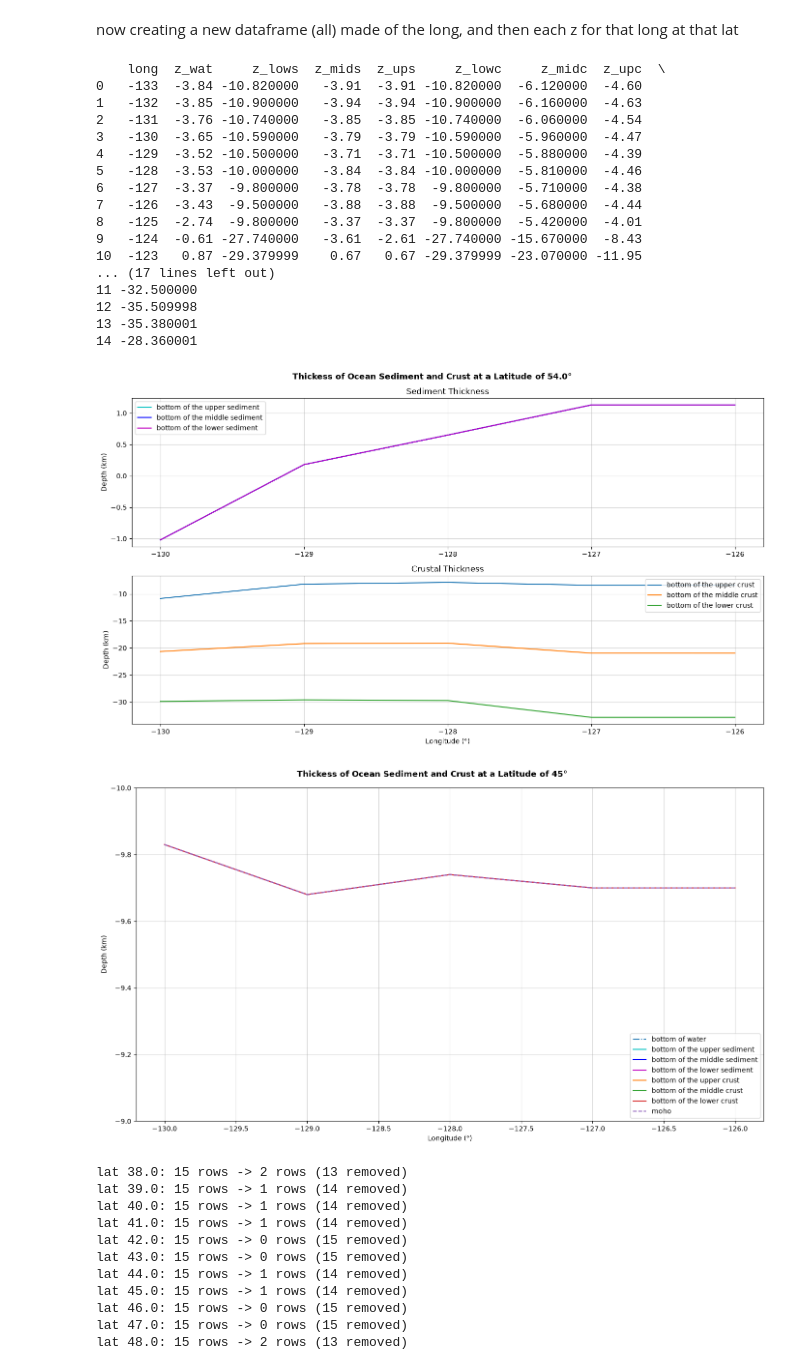
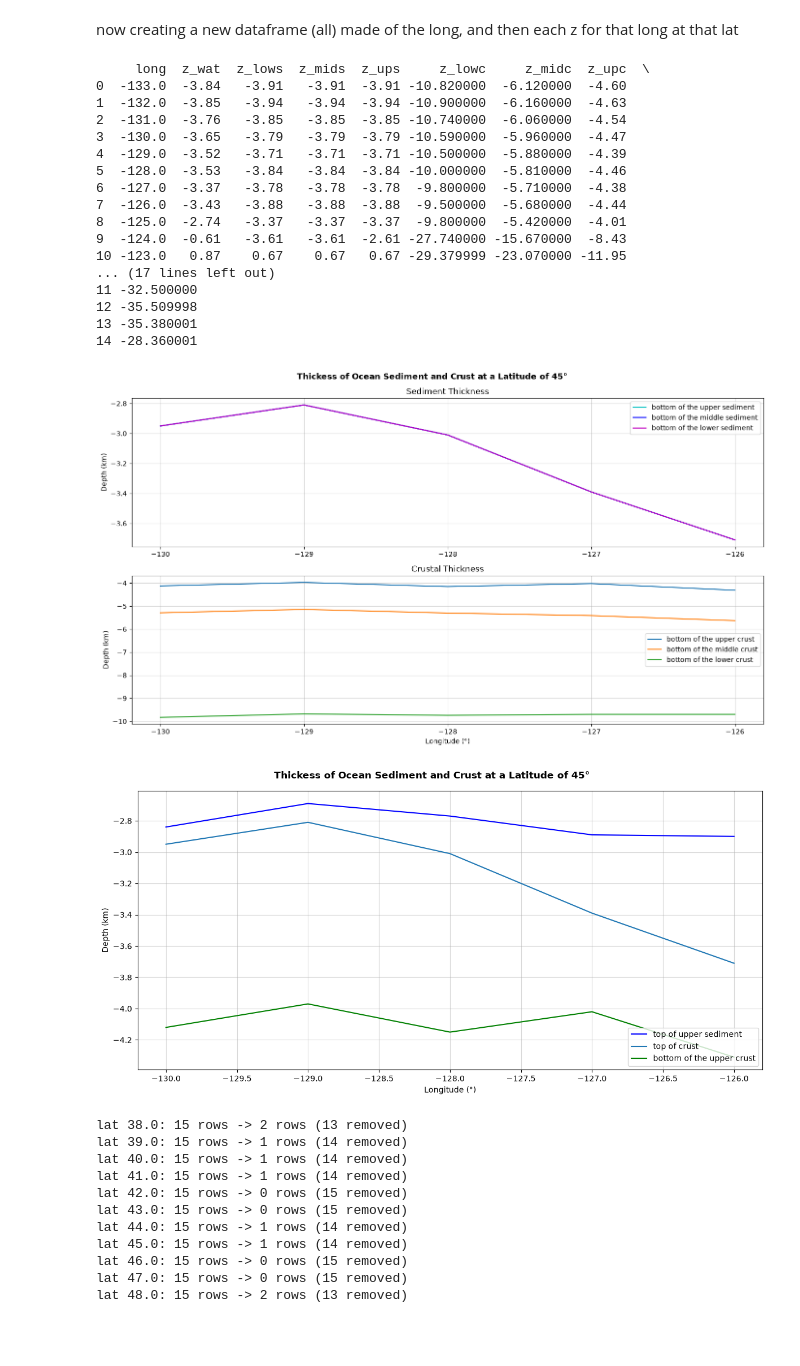
Before and after one commit to sydpas/grav_mag_model, a Jupyter notebook: src/thickness/all_thickness.ipynb, the cells around one changed output. Drawn from its saved outputs; the diff is of its cells as text; code cells hidden in the pictures; blank space fills up the shorter version.

```diff
--- a/src/thickness/all_thickness.ipynb
+++ b/src/thickness/all_thickness.ipynb
@@ -7,11 +7,9 @@ import pygmt
 # %%
 dwat = pd.read_csv('..\\..\\data\\thickness\\botofwat.csv', sep=',', header=None,
                  names=['long', 'lat', 'z'], skiprows=1)
-print(dwat.head())
 
 dls = pd.read_csv('..\\..\\created_data\\botlowsed.csv', sep=',', header=None,
                  names=['long', 'lat', 'z'], skiprows=1)
-# print(dls.head())
 
 dms = pd.read_csv('..\\..\\created_data\\botmidsed.csv', sep=',', header=None,
                  names=['long', 'lat', 'z'], skiprows=1)
@@ -33,6 +31,5 @@ du = pd.read_csv('..\\..\\created_data\\botupcru.csv', sep=',', header=None,
                  names=['long', 'lat', 'z'], skiprows=1)
 # print(du.head())
 
-dmoho = dls = pd.read_csv('..\\..\\data\\thickness\\detomoh.csv', sep=',', header=None,
+dmoho = pd.read_csv('..\\..\\data\\thickness\\detomoh.csv', sep=',', header=None,
                  names=['long', 'lat', 'z'], skiprows=1)
-print(dmoho.head())
@@ -104,18 +88,18 @@ for lat in bls.keys():
         'z_moho':bmoho[lat]['z'].values})
 print(f'{all[41]}')
 # %% [output]
-    long  z_wat     z_lows  z_mids  z_ups     z_lowc     z_midc  z_upc  \
-0   -133  -3.84 -10.820000   -3.91  -3.91 -10.820000  -6.120000  -4.60
-1   -132  -3.85 -10.900000   -3.94  -3.94 -10.900000  -6.160000  -4.63
-2   -131  -3.76 -10.740000   -3.85  -3.85 -10.740000  -6.060000  -4.54
-3   -130  -3.65 -10.590000   -3.79  -3.79 -10.590000  -5.960000  -4.47
-4   -129  -3.52 -10.500000   -3.71  -3.71 -10.500000  -5.880000  -4.39
-5   -128  -3.53 -10.000000   -3.84  -3.84 -10.000000  -5.810000  -4.46
-6   -127  -3.37  -9.800000   -3.78  -3.78  -9.800000  -5.710000  -4.38
-7   -126  -3.43  -9.500000   -3.88  -3.88  -9.500000  -5.680000  -4.44
-8   -125  -2.74  -9.800000   -3.37  -3.37  -9.800000  -5.420000  -4.01
-9   -124  -0.61 -27.740000   -3.61  -2.61 -27.740000 -15.670000  -8.43
-10  -123   0.87 -29.379999    0.67   0.67 -29.379999 -23.070000 -11.95
+     long  z_wat  z_lows  z_mids  z_ups     z_lowc     z_midc  z_upc  \
+0  -133.0  -3.84   -3.91   -3.91  -3.91 -10.820000  -6.120000  -4.60
+1  -132.0  -3.85   -3.94   -3.94  -3.94 -10.900000  -6.160000  -4.63
+2  -131.0  -3.76   -3.85   -3.85  -3.85 -10.740000  -6.060000  -4.54
+3  -130.0  -3.65   -3.79   -3.79  -3.79 -10.590000  -5.960000  -4.47
+4  -129.0  -3.52   -3.71   -3.71  -3.71 -10.500000  -5.880000  -4.39
+5  -128.0  -3.53   -3.84   -3.84  -3.84 -10.000000  -5.810000  -4.46
+6  -127.0  -3.37   -3.78   -3.78  -3.78  -9.800000  -5.710000  -4.38
+7  -126.0  -3.43   -3.88   -3.88  -3.88  -9.500000  -5.680000  -4.44
+8  -125.0  -2.74   -3.37   -3.37  -3.37  -9.800000  -5.420000  -4.01
+9  -124.0  -0.61   -3.61   -3.61  -2.61 -27.740000 -15.670000  -8.43
+10 -123.0   0.87    0.67    0.67   0.67 -29.379999 -23.070000 -11.95
 ... (17 lines left out)
 11 -32.500000
 12 -35.509998
@@ -161,40 +145,42 @@ fig.savefig(f"..\\..\\figures\\crust_thickness\\{lat}_latitude.png", dpi=400)
 
 plt.show()
 # %% [output]
-[figure, old version]
+[figure, new version]
 # %%
-fig, ax = plt.subplots(figsize=(14, 8))
+fig, ax = plt.subplots(figsize=(12, 6))
 
-ax.plot(filt_all['long'], filt_all['z_wat'], '-.', label='bottom of water')
-ax.plot(filt_all['long'], filt_all['z_ups'], label='bottom of the upper sediment', c='c')
-ax.plot(filt_all['long'], filt_all['z_mids'], label='bottom of the middle sediment', c='b')
-ax.plot(filt_all['long'], filt_all['z_lows'], label='bottom of the lower sediment', c='m')
-ax.plot(filt_all['long'], filt_all['z_upc'], label='bottom of the upper crust')
-ax.plot(filt_all['long'], filt_all['z_midc'], label='bottom of the middle crust')
-ax.plot(filt_all['long'], filt_all['z_lowc'], label='bottom of the lower crust')
-ax.plot(filt_all['long'], filt_all['z_moho'], '--', label='moho')
+# ax.plot(filt_all['long'], filt_all['z_wat'], '-.', label='bottom of water')
+ax.plot(filt_all['long'], filt_all['z_wat'], label='top of upper sediment', c='b')
+
+# ax.plot(filt_all['long'], filt_all['z_ups'], label='bottom of the upper sediment', c='c')
+# ax.plot(filt_all['long'], filt_all['z_mids'], label='bottom of the middle sediment', c='b')
+ax.plot(filt_all['long'], filt_all['z_lows'], label='top of crust')
+ax.plot(filt_all['long'], filt_all['z_upc'], label='bottom of the upper crust', c='g')
+# ax.plot(filt_all['long'], filt_all['z_midc'], label='bottom of the middle crust')
+# ax.plot(filt_all['long'], filt_all['z_lowc'], label='bottom of the lower crust')
+# ax.plot(filt_all['long'], filt_all['z_moho'], '--', label='moho')
 
 
 # ax0.set_xlabel('Longitude')
 # ax0.set_ylim(-4, -3)
 # ax0.set_xlim(-128, -126)
 ax.legend(loc='lower right')
 ax.grid(alpha=0.5)
 
 ax.set_xlabel('Longitude (°)')
 ax.set_ylabel('Depth (km)')
 # x1.set_ylim(np.min(all[lat]['z_lowc'] - 5), 0)
-ax.set_ylim(-9, -10)
+# ax.set_ylim(-9, -10)
 # ax1.set_xlim(-128, -126)
 
 fig.suptitle(f'Thickess of Ocean Sediment and Crust at a Latitude of {lat}°', fontweight='bold')
 plt.tight_layout()
 
 fig.savefig(f"..\\..\\figures\\crust_thickness\\all_{lat}_latitude.png", dpi=400)
 
 plt.show()
 # %% [output]
-[figure, old version]
+[figure, new version]
 # %%
 filtered = {}  # for values with sufficient sediment cover (greater than 200m)
 for lat in all.keys():
```
Also changed, not shown: parts of 1 cell of this notebook, 10 other files.
